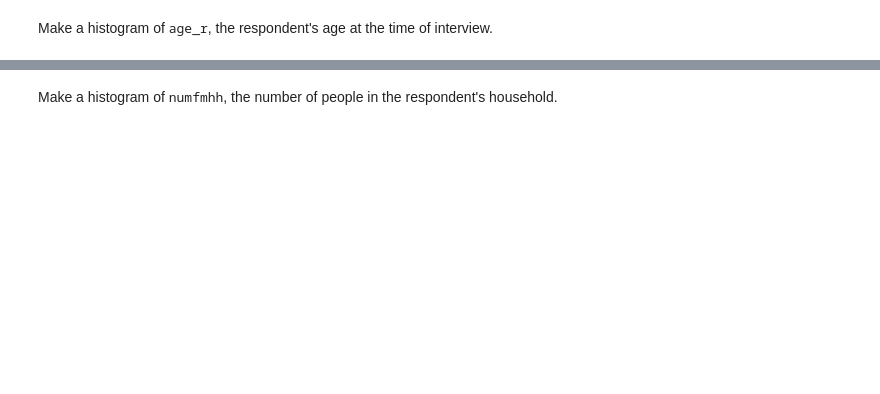
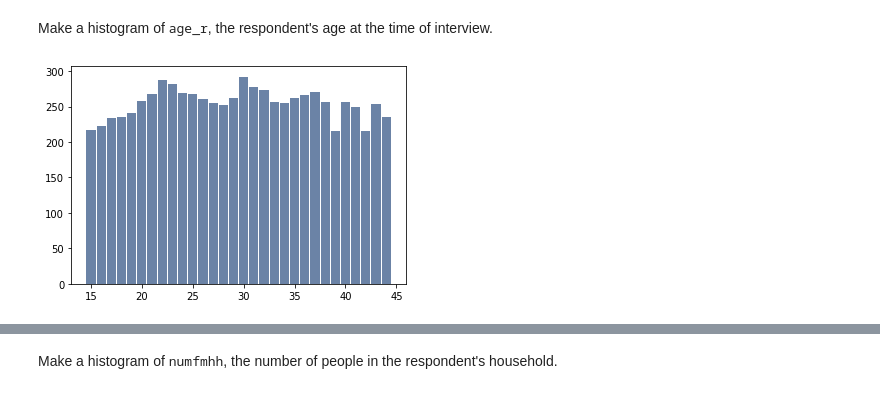
Before and after one commit to thribhu1/ThinkStats2, a Jupyter notebook: code/chap02ex.ipynb, the cells around one changed output, grey strips where cells are left out. Cells and saved outputs as stored; diff of their text form; code cells hidden in the pictures; blank space fills up the shorter version.

```diff
--- a/code/chap02ex.ipynb
+++ b/code/chap02ex.ipynb
@@ -245,0 +323,7 @@ Make a histogram of <tt>age_r</tt>, the respondent's age at the time of intervie
+# %%
+# Solution goes here
+hist = thinkstats2.Hist(resp.age_r, label='first')
+
+thinkplot.Hist(hist)
+# %% [output]
+[figure, added]
```
Also changed, not shown: parts of 37 cells of this notebook, 1 other file.
